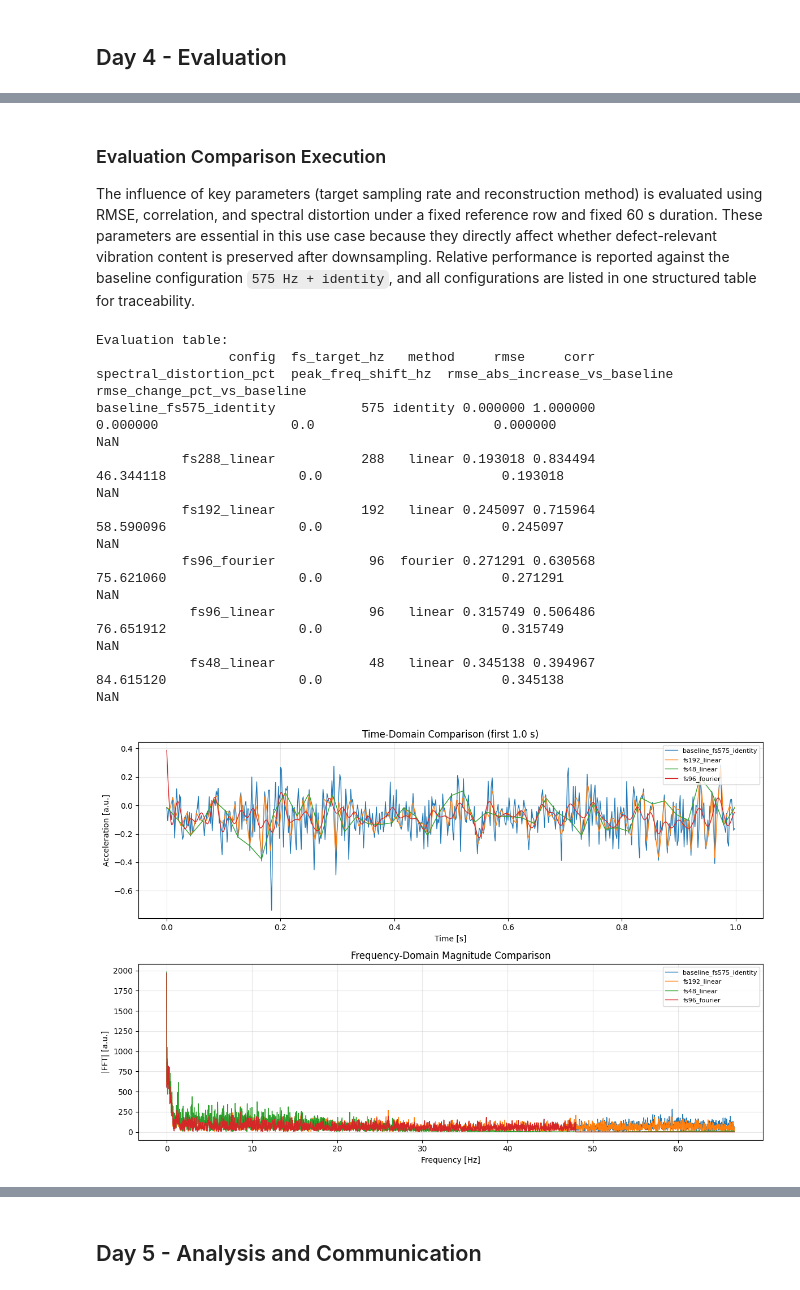
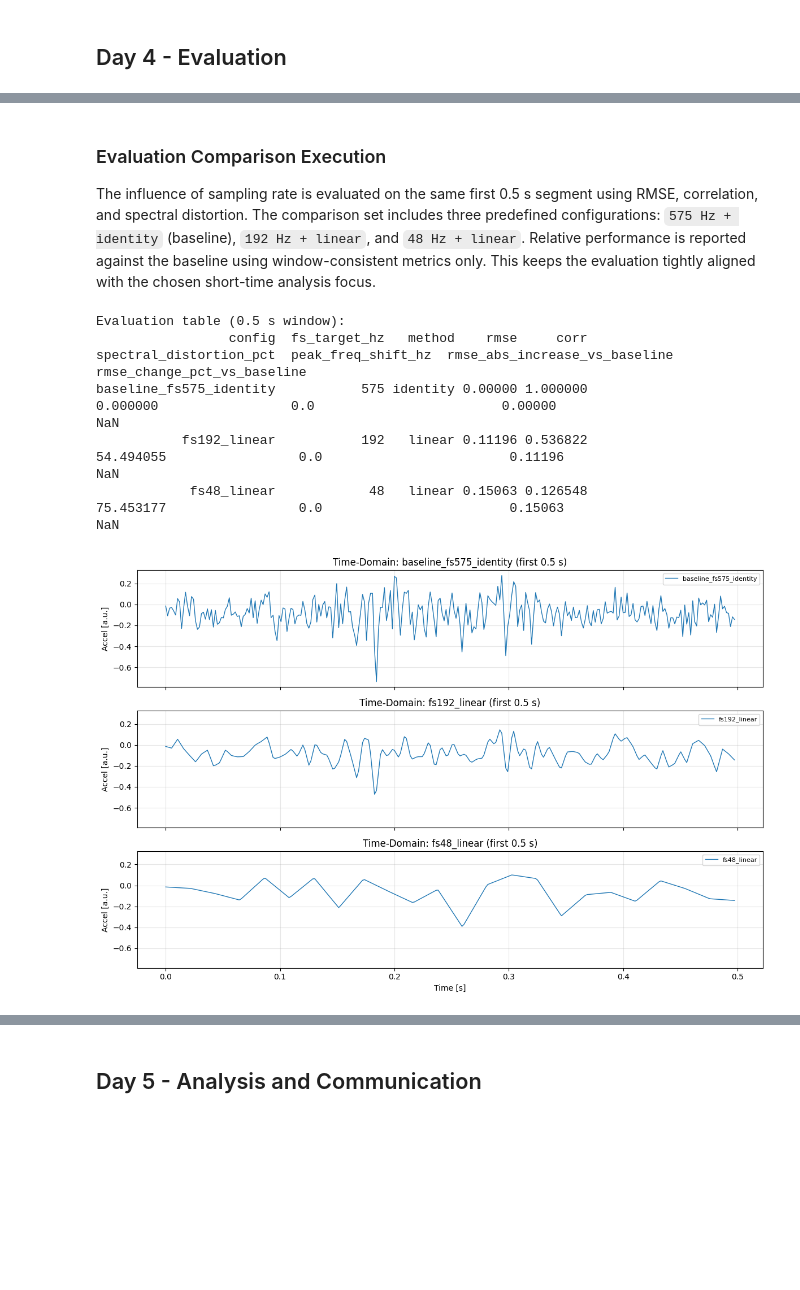
Before and after one commit to mikeandrusyak/gbsv-research, a Jupyter notebook: mc1/sampling_theorem.ipynb, the cells around one changed output, grey strips where cells are left out. Saved outputs shown, nothing was run; the diff lists cells and outputs as text; code cells hidden in the pictures; blank space fills up the shorter version.

Commit message:
Clean up the sampling_theorem notebook

```diff
--- a/mc1/sampling_theorem.ipynb
+++ b/mc1/sampling_theorem.ipynb
@@ -233,7 +189,7 @@ The primary quantitative metric is RMSE between each reconstructed signal and th
 # %% [markdown]
 ### Evaluation Comparison Execution
 
-The influence of key parameters (target sampling rate and reconstruction method) is evaluated using RMSE, correlation, and spectral distortion under a fixed reference row and fixed 60 s duration. These parameters are essential in this use case because they directly affect whether defect-relevant vibration content is preserved after downsampling. Relative performance is reported against the baseline configuration `575 Hz + identity`, and all configurations are listed in one structured table for traceability.
+The influence of sampling rate is evaluated on the same first 0.5 s segment using RMSE, correlation, and spectral distortion. The comparison set includes three predefined configurations: `575 Hz + identity` (baseline), `192 Hz + linear`, and `48 Hz + linear`. Relative performance is reported against the baseline using window-consistent metrics only. This keeps the evaluation tightly aligned with the chosen short-time analysis focus.
 # %%
 import matplotlib.pyplot as plt
 
@@ -245,64 +201,54 @@ if baseline_rmse < 1e-12:
 else:
     results_eval_df["rmse_change_pct_vs_baseline"] = (
         (results_eval_df["rmse"] - baseline_rmse) / baseline_rmse * 100.0
     )
 
 results_eval_df["rmse_abs_increase_vs_baseline"] = results_eval_df["rmse"] - baseline_rmse
 
 display_cols = [
     "config",
     "fs_target_hz",
     "method",
     "rmse",
     "corr",
     "spectral_distortion_pct",
     "peak_freq_shift_hz",
     "rmse_abs_increase_vs_baseline",
     "rmse_change_pct_vs_baseline",
 ]
 
-print("Evaluation table:")
+print("Evaluation table (0.5 s window):")
 print(results_eval_df[display_cols].to_string(index=False))
 
-plot_configs = ["baseline_fs575_identity", "fs192_linear", "fs48_linear", "fs96_fourier"]
+plot_configs = ["baseline_fs575_identity", "fs192_linear", "fs48_linear"]
 time_s = np.arange(x_ref.size) / FS_REF
-compare_window_s = 1.0
-compare_samples = max(1, int(FS_REF * compare_window_s))
+compare_window_s = 0.5
+compare_samples = x_ref.size
 
-fig, axes = plt.subplots(2, 1, figsize=(12, 8), sharex=False)
+fig, axes = plt.subplots(len(plot_configs), 1, figsize=(12, 8), sharex=True, sharey=True)
 
-for cfg in plot_configs:
-    axes[0].plot(time_s[:compare_samples], reconstructions[cfg][:compare_samples], linewidth=1.0, label=cfg)
+for i, cfg in enumerate(plot_configs):
+    axes[i].plot(
+        time_s[:compare_samples],
+        reconstructions[cfg][:compare_samples],
+        linewidth=1.0,
+        label=cfg,
+    )
+    axes[i].set_ylabel("Accel [a.u.]")
+    axes[i].set_title(f"Time-Domain: {cfg} (first {compare_window_s:.1f} s)")
+    axes[i].grid(alpha=0.3)
+    axes[i].legend(loc="upper right", fontsize=8)
 
-axes[0].set_title(f"Time-Domain Comparison (first {compare_window_s:.1f} s)")
-axes[0].set_xlabel("Time [s]")
-axes[0].set_ylabel("Acceleration [a.u.]")
-axes[0].grid(alpha=0.3)
-axes[0].legend(loc="upper right", fontsize=8)
-
-for cfg in plot_configs:
-    mag = np.abs(np.fft.rfft(reconstructions[cfg]))
-    freq = np.fft.rfftfreq(x_ref.size, d=1 / FS_REF)
-    axes[1].plot(freq[:4000], mag[:4000], linewidth=1.0, label=cfg)
-
-axes[1].set_title("Frequency-Domain Magnitude Comparison")
-axes[1].set_xlabel("Frequency [Hz]")
-axes[1].set_ylabel("|FFT| [a.u.]")
-axes[1].grid(alpha=0.3)
-axes[1].legend(loc="upper right", fontsize=8)
-
+axes[-1].set_xlabel("Time [s]")
 plt.tight_layout()
 plt.show()
 
 results_eval_df.sort_values("fs_target_hz", ascending=False)
 # %% [output]
-Evaluation table:
-                 config  fs_target_hz   method     rmse     corr  spectral_distortion_pct  peak_freq_shift_hz  rmse_abs_increase_vs_baseline  rmse_change_pct_vs_baseline
-baseline_fs575_identity           575 identity 0.000000 1.000000                 0.000000                 0.0                       0.000000                          NaN
-           fs288_linear           288   linear 0.193018 0.834494                46.344118                 0.0                       0.193018                          NaN
-           fs192_linear           192   linear 0.245097 0.715964                58.590096                 0.0                       0.245097                          NaN
-           fs96_fourier            96  fourier 0.271291 0.630568                75.621060                 0.0                       0.271291                          NaN
-            fs96_linear            96   linear 0.315749 0.506486                76.651912                 0.0                       0.315749                          NaN
-            fs48_linear            48   linear 0.345138 0.394967                84.615120                 0.0                       0.345138                          NaN
+Evaluation table (0.5 s window):
+                 config  fs_target_hz   method    rmse     corr  spectral_distortion_pct  peak_freq_shift_hz  rmse_abs_increase_vs_baseline  rmse_change_pct_vs_baseline
+baseline_fs575_identity           575 identity 0.00000 1.000000                 0.000000                 0.0                        0.00000                          NaN
+           fs192_linear           192   linear 0.11196 0.536822                54.494055                 0.0                        0.11196                          NaN
+            fs48_linear            48   linear 0.15063 0.126548                75.453177                 0.0                        0.15063                          NaN
-[figure, old version]
+[figure, new version]
 |  | config | fs_target_hz | method | rmse | corr | spectral_distortion_pct | peak_freq_shift_hz | ... |
```
Also changed, not shown: parts of 23 cells of this notebook.
